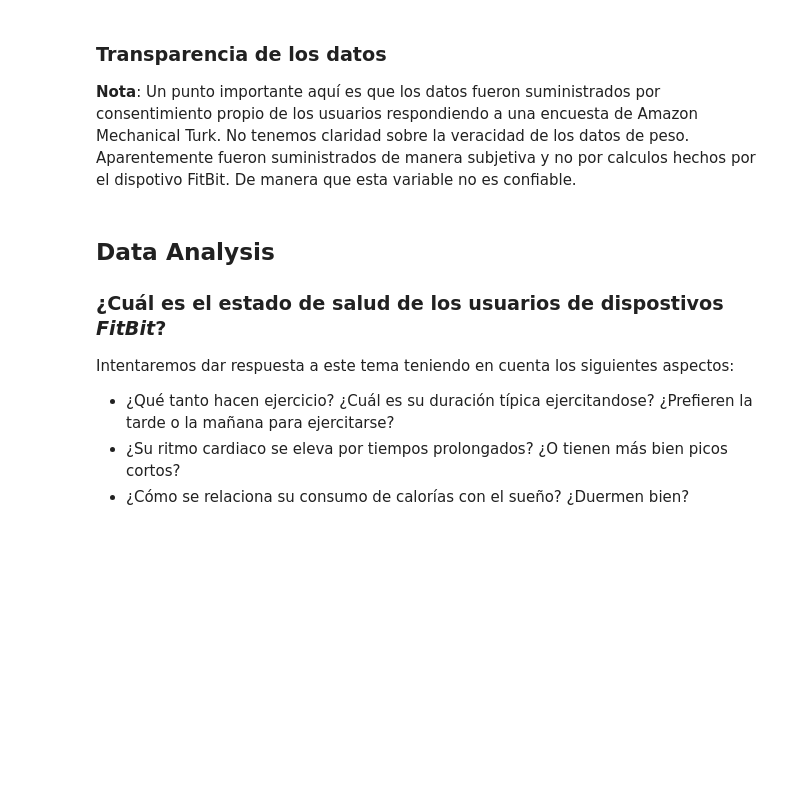
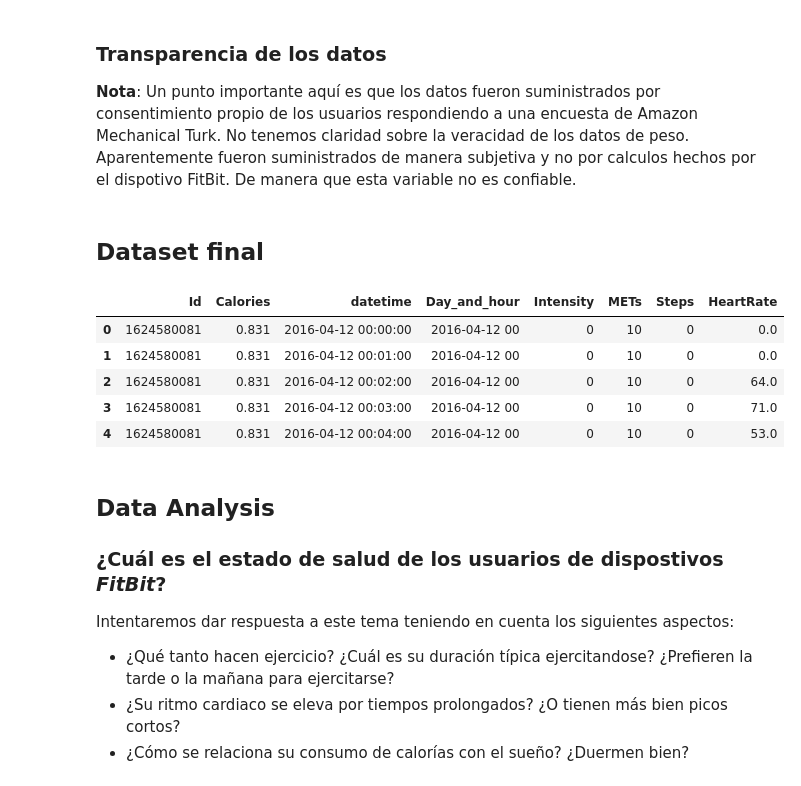
Before and after one commit to JuanD13Perez/Books_and_courses, a Jupyter notebook: Google_Data_Analysis_Prof_Certificate/Bellabeat_Case_Study.ipynb, the cells around one changed output. Saved outputs shown, nothing was run; the diff lists cells and outputs as text; code cells hidden in the pictures; blank space fills up the shorter version.

Commit message:
feat: final dataset after merge. fix: weighst discrarded

```diff
--- a/Google_Data_Analysis_Prof_Certificate/Bellabeat_Case_Study.ipynb
+++ b/Google_Data_Analysis_Prof_Certificate/Bellabeat_Case_Study.ipynb
@@ -787,6 +804,23 @@ all_df['weightLogInfo_merged']
 # %% [markdown]
 ### Transparencia de los datos
 **Nota**: Un punto importante aquí es que los datos fueron suministrados por consentimiento propio de los usuarios respondiendo a una encuesta de Amazon Mechanical Turk. No tenemos claridad sobre la veracidad de los datos de peso. Aparentemente fueron suministrados de manera subjetiva y no por calculos hechos por el dispotivo FitBit. De manera que esta variable no es confiable.
+# %% [markdown]
+## Dataset final
+# %%
+new_heart = new_heart.rename(columns = {'Values': 'HeartRate'})
+df = (((calories.merge(intensities, on = ['Id', 'datetime', 'Day_and_hour']))\
+         .merge(MET, on = ['Id', 'datetime', 'Day_and_hour'] ))\
+         .merge(steps, on = ['Id', 'datetime', 'Day_and_hour']))\
+         .merge(new_heart, on = ['Id','datetime'])
+# %%
+df.head()
+# %% [output]
+|  | Id | Calories | datetime | Day_and_hour | Intensity | METs | Steps | HeartRate |
+| 0 | 1624580081 | 0.831 | 2016-04-12 00:00:00 | 2016-04-12 00 | 0 | 10 | 0 | 0.0 |
+| 1 | 1624580081 | 0.831 | 2016-04-12 00:01:00 | 2016-04-12 00 | 0 | 10 | 0 | 0.0 |
+| 2 | 1624580081 | 0.831 | 2016-04-12 00:02:00 | 2016-04-12 00 | 0 | 10 | 0 | 64.0 |
+| 3 | 1624580081 | 0.831 | 2016-04-12 00:03:00 | 2016-04-12 00 | 0 | 10 | 0 | 71.0 |
+| 4 | 1624580081 | 0.831 | 2016-04-12 00:04:00 | 2016-04-12 00 | 0 | 10 | 0 | 53.0 |
 # %% [markdown]
 ## Data Analysis
 ### **¿Cuál es el estado de salud de los usuarios de dispostivos _FitBit_?**
```
Also changed, not shown: parts of 4 cells of this notebook.
